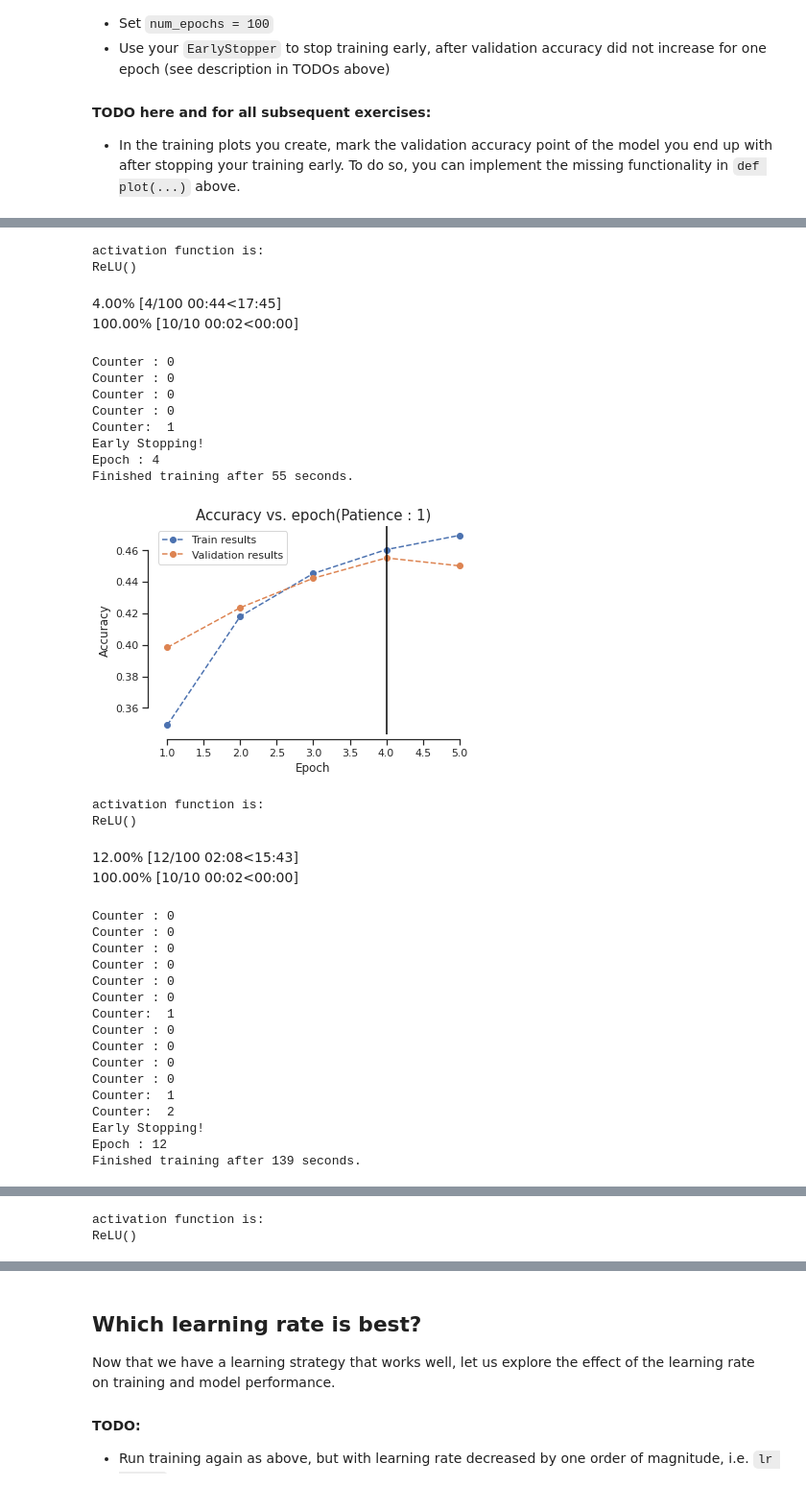
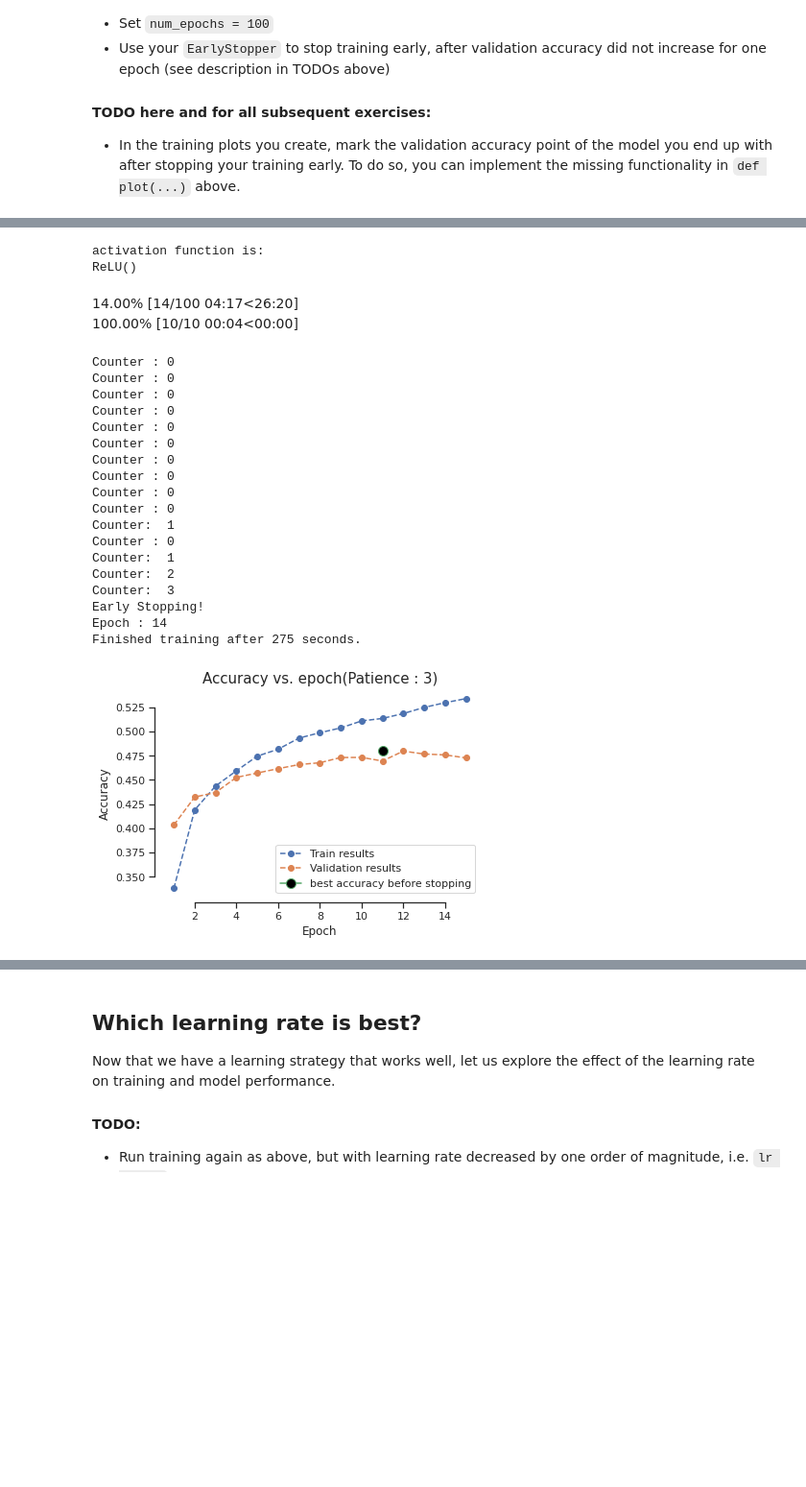
Before and after one commit to Smitpatel37/Deep-Learning-Assignments, a Jupyter notebook: Ex-2/Ex2_2022.ipynb, the cells around one changed output, grey strips where cells are left out. Shown at 96% size. Cells and saved outputs as stored; diff of their text form; code cells hidden in the pictures; blank space fills up the shorter version.

```diff
--- a/Ex-2/Ex2_2022.ipynb
+++ b/Ex-2/Ex2_2022.ipynb
@@ -414,11 +415,15 @@ def run_training(model, optimizer, loss_function, device, num_epochs,
 
         if early_stopper:
           early_stopper.stopping_criterion(epoch_val_acc)
-         # print('STOPPP')
+
+
+
           if early_stopper.early_stop:
             print('Epoch :', str(epoch))
-            stopping_pts.append(epoch)
+            stopping_pts = (val_accs.index(max(val_accs))+1,max(val_accs))
             break
+
+
           #torch.save(model,"/checkpoint.pt")
             ####################
             ## YOUR CODE HERE ##
@@ -459,18 +464,19 @@ def plot(title, label, train_results, val_results, yscale='linear', save_path=No
 
     sns.set(style='ticks')
 
-    plt.plot(epoch_array, train_results, epoch_array, val_results, linestyle='dashed', marker='o')
-    legend = ['Train results', 'Validation results']
+    plt.plot(epoch_array, train_results, epoch_array, val_results,linestyle='dashed', marker='o')
+
 
     if extra_pt:
         ####################
         ## YOUR CODE HERE ##
         ####################
-        plt.axvline(min(extra_pt), linestyle = 'solid', color = 'black', label = extra_pt_label)
+        plt.plot(extra_pt[0], extra_pt[1], marker = "o", markersize = 10, markerfacecolor = "black")
+       # plt.legend(['ES'])
         #raise NotImplementedError
 
         # END OF YOUR CODE #
-
+    legend = ['Train results', 'Validation results', extra_pt_label]
     plt.legend(legend)
     plt.xlabel('Epoch')
     plt.ylabel(label)
@@ -917,48 +940,33 @@ plot('Accuracy vs. epoch', 'Accuracy',train_accs,val_accs,extra_pt = extra_pt)
 # %%
-####################
-## YOUR CODE HERE ##
-####################
-# Experiment on patience
-patience = [1,2,3]
-for i in patience:
-  model = MLP((32*32),3,10,num_hidden_units = 30, num_hidden_layers = 1)
-  model.to(device)
-  optimizer = optim.Adam(model.parameters(), lr = 0.001)
-  loss_function = torch.nn.CrossEntropyLoss()
-  early_stopping = EarlyStopper(patience = i)
-  train_losses, val_losses, train_accs, val_accs, extra_pt,cm = run_training(model, optimizer, loss_function, device, num_epochs = 100, train_dataloader = train_set, val_dataloader = val_set, early_stopper = early_stopping )
-  plot('Accuracy vs. epoch(Patience : {})'.format(i), 'Accuracy',train_accs,val_accs,extra_pt = extra_pt)
+# Patience = 3
+model = MLP((32*32),3,10,num_hidden_units = 30, num_hidden_layers = 1)
+model.to(device)
+optimizer = optim.Adam(model.parameters(), lr = 0.001)
+loss_function = torch.nn.CrossEntropyLoss()
+early_stopping = EarlyStopper(patience = 3)
+train_losses, val_losses, train_accs, val_accs, extra_pt,cm = run_training(model, optimizer, loss_function, device, num_epochs = 100, train_dataloader = train_set, val_dataloader = val_set, early_stopper = early_stopping)
+plot('Accuracy vs. epoch(Patience : 3)', 'Accuracy',train_accs,val_accs,extra_pt = extra_pt, extra_pt_label = 'best accuracy before stopping')
 # %% [output]
 activation function is:
 ReLU()
-4.00% [4/100 00:44<17:45]
-100.00% [10/10 00:02<00:00]
+14.00% [14/100 04:17<26:20]
+100.00% [10/10 00:04<00:00]
+Counter : 0
+Counter : 0
+Counter : 0
+Counter : 0
+Counter : 0
+Counter : 0
 Counter : 0
 Counter : 0
 Counter : 0
 Counter : 0
 Counter:  1
+Counter : 0
+Counter:  1
+Counter:  2
+Counter:  3
 Early Stopping!
-Epoch : 4
-Finished training after 55 seconds.
+Epoch : 14
+Finished training after 275 seconds.
-[figure, old version]
+[figure, new version]
-activation function is:
-ReLU()
-12.00% [12/100 02:08<15:43]
-100.00% [10/10 00:02<00:00]
-Counter : 0
-Counter : 0
-Counter : 0
-Counter : 0
-Counter : 0
-Counter : 0
-Counter:  1
-Counter : 0
-Counter : 0
-Counter : 0
-Counter : 0
-Counter:  1
-Counter:  2
-Early Stopping!
-Epoch : 12
-Finished training after 139 seconds.
@@ -966,2 +972,0 @@ Finished training after 139 seconds.
-activation function is:
-ReLU()
```
Also changed, not shown: parts of 25 cells of this notebook.
